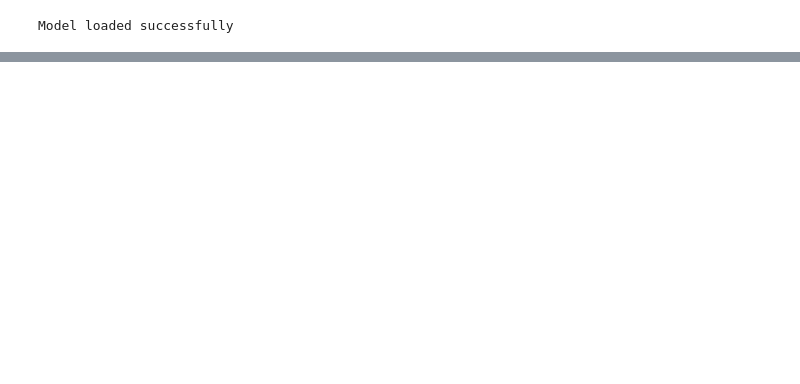
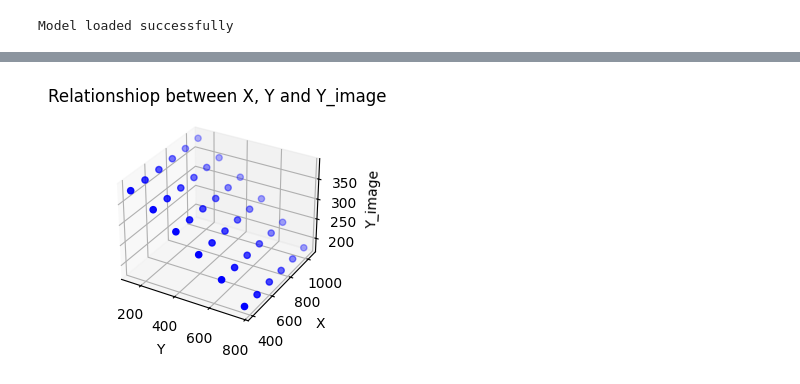
Before and after one commit to Kanisorn-S/Mechatronics-Project, a Jupyter notebook: src/perspective_transform/jupyter/linear.ipynb, the cells around one changed output, grey strips where cells are left out. Cells and saved outputs as stored; diff of their text form; code cells hidden in the pictures; blank space fills up the shorter version.

```diff
--- a/src/perspective_transform/jupyter/linear.ipynb
+++ b/src/perspective_transform/jupyter/linear.ipynb
@@ -59,0 +61,12 @@ Error:
+# %%
+# Plot the points in 3D
+fig = plt.figure()
+ax = fig.add_subplot(121, projection='3d')
+ax.set_title('Relationshiop between X, Y and Y_image')
+ax.scatter(df['y'], df['x'], df['y_image'], c='b', marker='o')
+ax.set_xlabel('Y')
+ax.set_ylabel('X')
+ax.set_zlabel('Y_image')
+plt.show()
+# %% [output]
+[figure, added]
```
Also changed, not shown: parts of 3 cells of this notebook.
